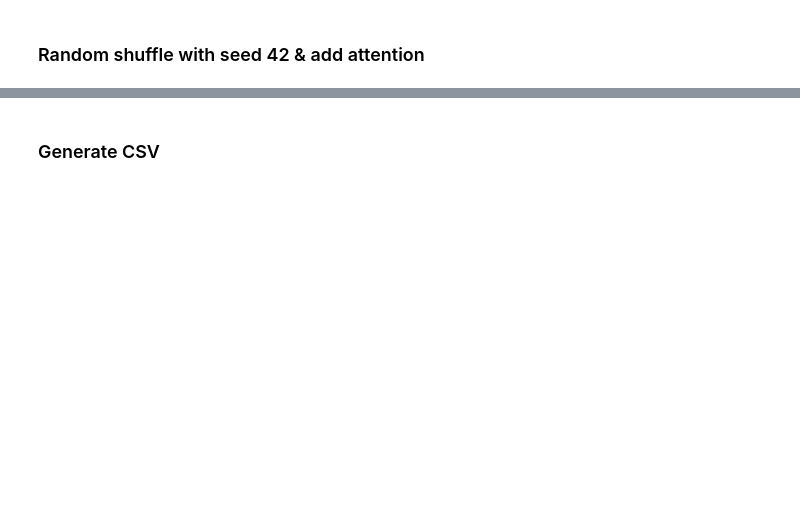
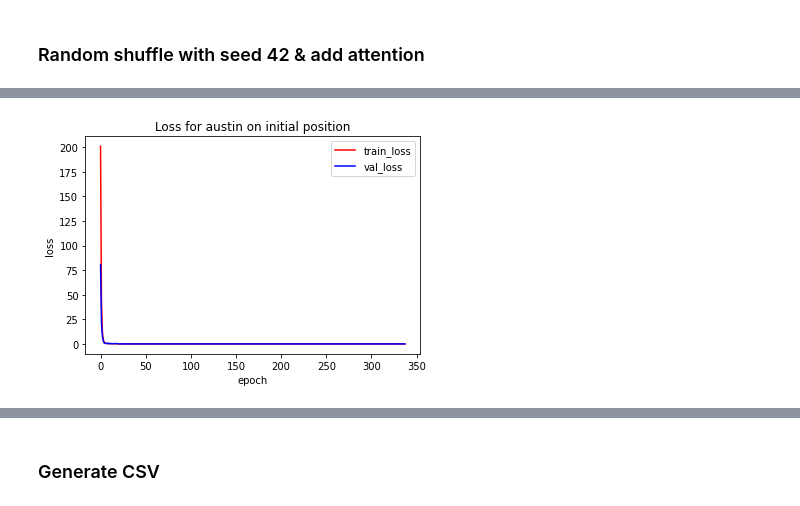
Before and after one commit to cepan/Autonomous_Vehicle_Trajectory_Prediction, a Jupyter notebook: argo2/seq2seq_lstm/two_lstm_enc_dec_final.ipynb, the cells around one changed output, grey strips where cells are left out. Cells and saved outputs as stored; diff of their text form; code cells hidden in the pictures; blank space fills up the shorter version.

```diff
--- a/argo2/seq2seq_lstm/two_lstm_enc_dec_final.ipynb
+++ b/argo2/seq2seq_lstm/two_lstm_enc_dec_final.ipynb
@@ -321,0 +334,83 @@ Epoch 00060: reducing learning rate of group 0 to 1.0000e-05.
+# %%
+%%time
+
+# train one model for each city
+device = torch.device('cuda' if torch.cuda.is_available() else 'cpu')
+
+for city in cities:
+    print('Training ' + str(city))
+    train_dataset = ArgoverseDataset(city, 'train')
+    val_dataset = ArgoverseDataset(city, 'val')
+
+
+    X_train_nn_pos = train_dataset.nn_pos_inputs.to(device)
+    y_train_nn_pos = train_dataset.nn_pos_outputs.to(device)
+    X_train_nn_velo = train_dataset.nn_velo_inputs.to(device)
+    y_train_nn_velo = train_dataset.nn_velo_outputs.to(device)
+    X_train = train_dataset.input_positions.to(device)
+    y_train = train_dataset.output_positions.to(device)
+
+    X_val_nn_pos = val_dataset.nn_pos_inputs.to(device)
+    y_val_nn_pos = val_dataset.nn_pos_outputs.to(device)
+    X_val_nn_velo = val_dataset.nn_velo_inputs.to(device)
+    y_val_nn_velo = val_dataset.nn_velo_outputs.to(device)
+    X_val = val_dataset.input_positions.to(device)
+    y_val = val_dataset.output_positions.to(device)
+
+    start_time = time.time()
+    nn_pos = lstm_encoder_decoder_no_early.lstm_seq2seq(
+        input_size=2,
+        input_len=50,
+        output_size=2,
+        hidden_size=128,
+        num_layers=1,
+        dropout=0.
+    )
+
+    nn_pos.to(device)
+
+    train_losses_pos, val_losses_pos = lstm_encoder_decoder_no_early.train_model(
+        nn_pos,
+        city,
+        X_train_nn_pos,
+        y_train_nn_pos,
+        X_train_nn_pos,
+        y_train_nn_pos,
+        n_epochs=1000,
+        target_len=1,
+        batch_size=128,
+        patience = 5,
+        threshold = 1e-3,
+        training_prediction='mixed_teacher_forcing',
+        teacher_forcing_ratio=0.6,
+        learning_rate=0.001,
+        dynamic_tf=False,
+        early_stop_criteria = 10,
+        device=device,
+        model_type='pos'
+    )
+
+
+    plt.title("Loss for " + city + " on initial position")
+    plt.xlabel("epoch")
+    plt.ylabel("loss")
+    plt.plot(train_losses_pos, color="red", label="train_loss")
+    plt.plot(val_losses_pos, color="blue", label="val_loss")
+    plt.legend()
+    plt.show()
+
+    plt.title("Log loss for " + city + " on initial position")
+    plt.xlabel("epoch")
+    plt.ylabel("loss")
+    plt.plot(np.log(train_losses_pos), color="red", label="train_loss")
+    plt.plot(np.log(val_losses_pos), color="blue", label="val_loss")
+    plt.legend()
+    plt.show()
+
+
+
+    end_time = time.time()
+    train_mins, train_secs = train_time(start_time, end_time)
+    print(
+        f'Total training time is: {train_mins}m {train_secs}s' + ' for ' + city)
+# %% [output]
@@ -321,0 +424 @@ Epoch 00060: reducing learning rate of group 0 to 1.0000e-05.
+[figure, added]
```
Also changed, not shown: parts of 6 cells of this notebook, 1 other file.
